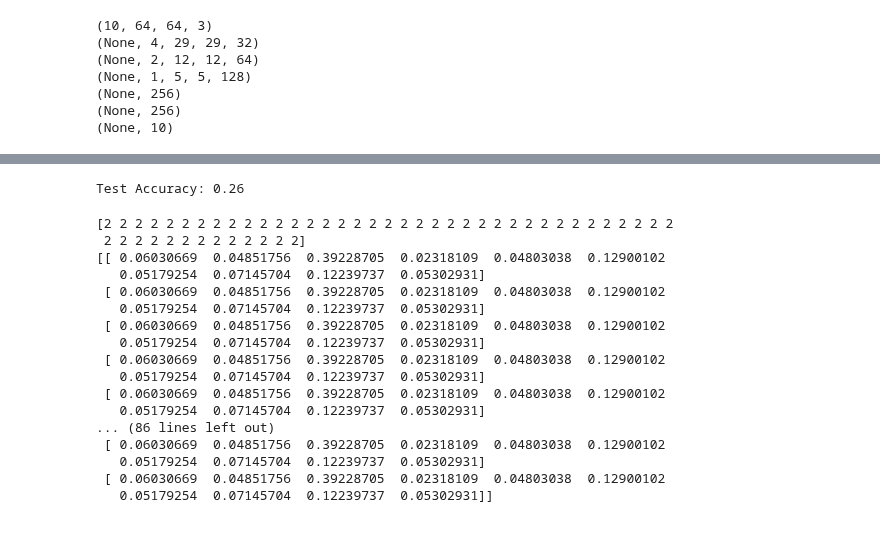
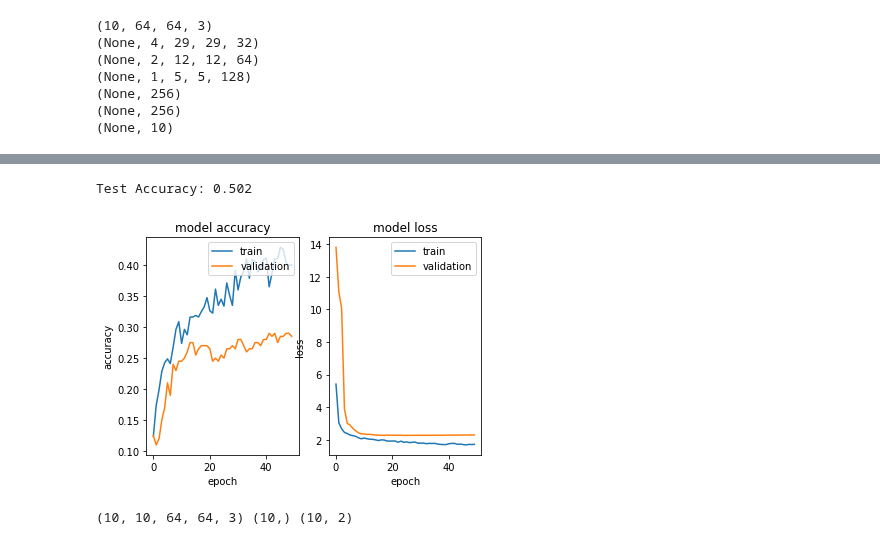
Before and after one commit to jiajuns/cs231n_project, a Jupyter notebook: c3d.ipynb, the cells around one changed output, grey strips where cells are left out. Saved outputs shown, nothing was run; the diff lists cells and outputs as text; code cells hidden in the pictures.

```diff
--- a/c3d.ipynb
+++ b/c3d.ipynb
@@ -36,6 +35,7 @@ X_train = np.load("./datasets/X_train_10_64_64_3.npy")
 y_train = np.load(curr_path+'/datasets/y_train_mapped_above400.npy')
 unique, counts = np.unique(y_train, return_counts=True)
 num_classes = len(unique)
+y_train_ori = np.copy(y_train)
 y_train = to_categorical(y_train, num_classes=num_classes)
 # %%
 #### check data ####
@@ -54,7 +54,7 @@ num_classes 10
 # %%
 #### create model ####
 from models import models
-c3d = models(model_name = "c3d",  lr = 1e-4, reg = 0, size = (64,64,3))
+c3d = models(model_name = "c3d",  lr = 1e-2, reg = 5e-5, size = (64,64,3), num_classes = num_classes)
 # c3d.load(model_path, model_name, model_name)
 # %% [output]
 (10, 64, 64, 3)
@@ -66,7 +66,6 @@ c3d = models(model_name = "c3d",  lr = 1e-4, reg = 0, size = (64,64,3))
 (None, 10)
 # %%
 #### training ####
-# c3d = models(model_name = "c3d",  lr = 1e-5, reg = 1e-6, size = (64,64,3))
-c3d.train(X_train, y_train, epochs=2000, batch_size=32, validation_split = 0, verbose = 1, )
+c3d.train(X_train, y_train, epochs=50, batch_size=32, validation_split = 0.2, verbose = 1, )
 # c3d.save(model_path , model_name, model_name)
 # %% [output]
@@ -90,29 +89,20 @@ Epoch 1158/2000
 # %%
 #### result ####
 ypred = c3d.model.predict(X_train)
 ypred_label = np.argmax(ypred, axis = 1)
 print('Test Accuracy: {0}'.format(np.mean(ypred_label == y_train_ori)))
-# c3d.plot()
+c3d.plot()
 # %% [output]
-Test Accuracy: 0.26
+Test Accuracy: 0.502
+[figure, added]
-# %%
-print(ypred_label)
-print(ypred)
-# %% [output]
-[2 2 2 2 2 2 2 2 2 2 2 2 2 2 2 2 2 2 2 2 2 2 2 2 2 2 2 2 2 2 2 2 2 2 2 2 2
- 2 2 2 2 2 2 2 2 2 2 2 2 2]
-[[ 0.06030669  0.04851756  0.39228705  0.02318109  0.04803038  0.12900102
-   0.05179254  0.07145704  0.12239737  0.05302931]
- [ 0.06030669  0.04851756  0.39228705  0.02318109  0.04803038  0.12900102
-   0.05179254  0.07145704  0.12239737  0.05302931]
- [ 0.06030669  0.04851756  0.39228705  0.02318109  0.04803038  0.12900102
-   0.05179254  0.07145704  0.12239737  0.05302931]
- [ 0.06030669  0.04851756  0.39228705  0.02318109  0.04803038  0.12900102
-   0.05179254  0.07145704  0.12239737  0.05302931]
- [ 0.06030669  0.04851756  0.39228705  0.02318109  0.04803038  0.12900102
-   0.05179254  0.07145704  0.12239737  0.05302931]
-... (86 lines left out)
- [ 0.06030669  0.04851756  0.39228705  0.02318109  0.04803038  0.12900102
-   0.05179254  0.07145704  0.12239737  0.05302931]
- [ 0.06030669  0.04851756  0.39228705  0.02318109  0.04803038  0.12900102
-   0.05179254  0.07145704  0.12239737  0.05302931]]
+# %%
+# random data for test
+x_rand_0 = np.random.normal(0, 0.1, (5,10,64,64,3))
+x_rand_1 = np.random.normal(0, 0.1, (5,10,64,64,3))
+x_rand = np.vstack( (x_rand_0, x_rand_1))
+X_train = x_rand
+y_train_ori = np.array([0,0,0,0,0,1,1,1,1,1])
+y_train = to_categorical(y_train_ori, num_classes=2)
+print(X_train.shape, y_train_ori.shape, y_train.shape)
+# %% [output]
+(10, 10, 64, 64, 3) (10,) (10, 2)
```
Also changed, not shown: parts of 6 cells of this notebook, 1 other file.
